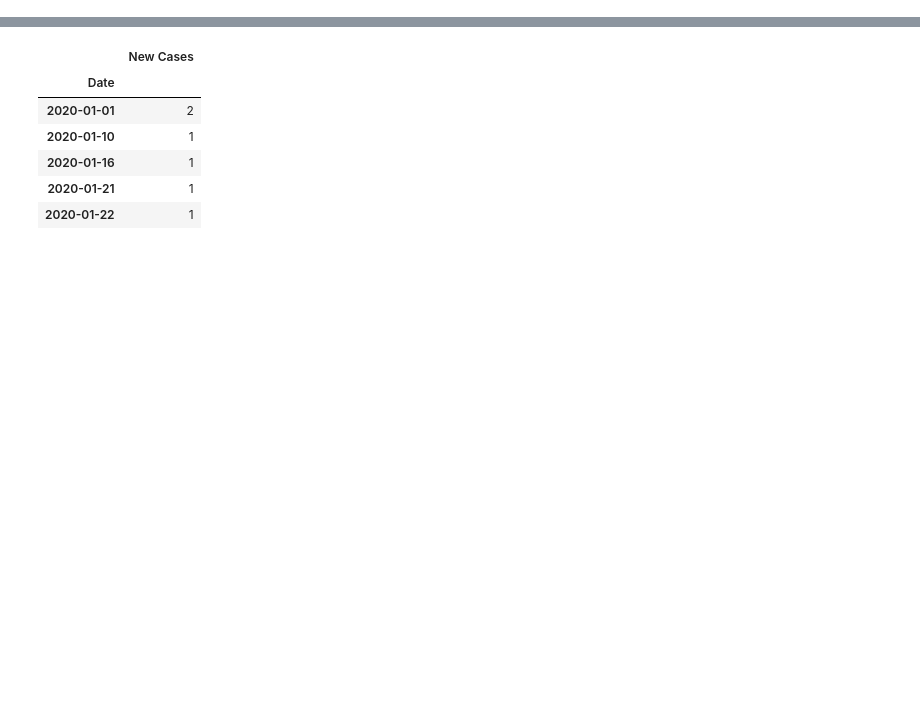
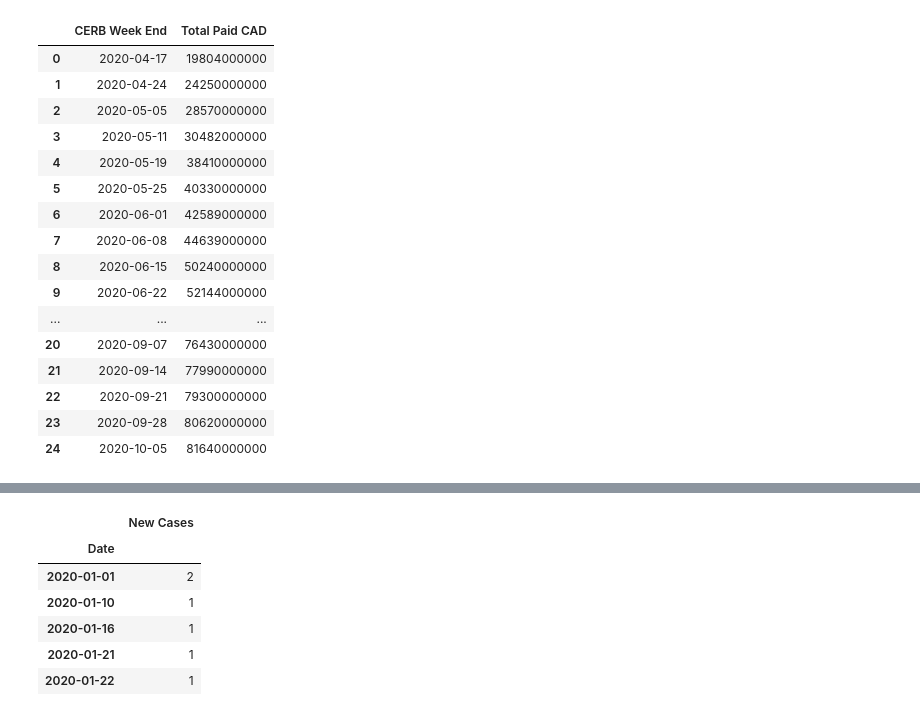
Before and after one commit to SpencerCodes/FinTech_Project_1, a Jupyter notebook: 01-Code/Viz/Tri-Chart.ipynb, the cells around one changed output, grey strips where cells are left out. Saved outputs shown, nothing was run; the diff lists cells and outputs as text; code cells hidden in the pictures; blank space fills up the shorter version.

```diff
--- a/01-Code/Viz/Tri-Chart.ipynb
+++ b/01-Code/Viz/Tri-Chart.ipynb
@@ -36,0 +119,28 @@ cad_df.head()
+# %%
+cerb_df.iloc[21,0] = '2020-09-14'
+# %%
+cerb_df.iloc[22,0] = '2020-09-21'
+# %%
+cerb_df.iloc[23,0] = '2020-09-28'
+# %%
+cerb_df.iloc[24,0] = '2020-10-05'
+# %%
+cerb_df
+# %% [output]
+|  | CERB Week End | Total Paid CAD |
+| 0 | 2020-04-17 | 19804000000 |
+| 1 | 2020-04-24 | 24250000000 |
+| 2 | 2020-05-05 | 28570000000 |
+| 3 | 2020-05-11 | 30482000000 |
+| 4 | 2020-05-19 | 38410000000 |
+| 5 | 2020-05-25 | 40330000000 |
+| 6 | 2020-06-01 | 42589000000 |
+| 7 | 2020-06-08 | 44639000000 |
+| 8 | 2020-06-15 | 50240000000 |
+| 9 | 2020-06-22 | 52144000000 |
+| ... | ... | ... |
+| 20 | 2020-09-07 | 76430000000 |
+| 21 | 2020-09-14 | 77990000000 |
+| 22 | 2020-09-21 | 79300000000 |
+| 23 | 2020-09-28 | 80620000000 |
+| 24 | 2020-10-05 | 81640000000 |
```
Also changed, not shown: parts of 44 cells of this notebook, 6 other files.
